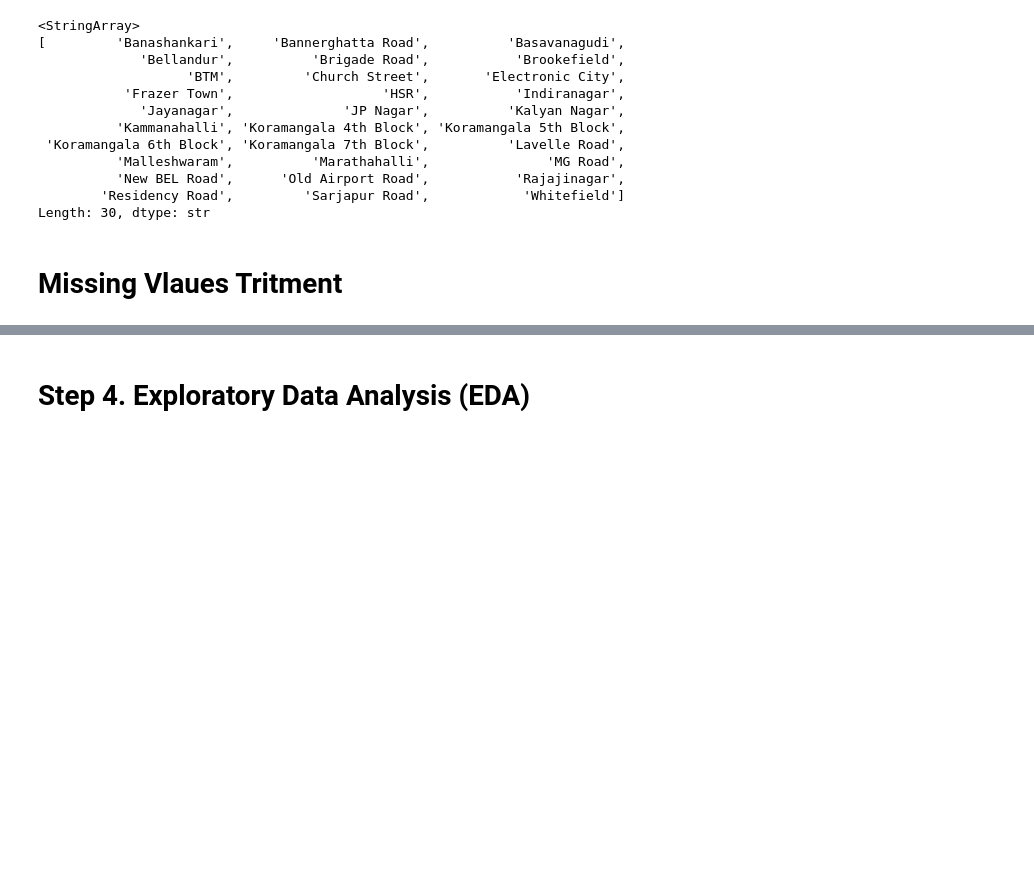
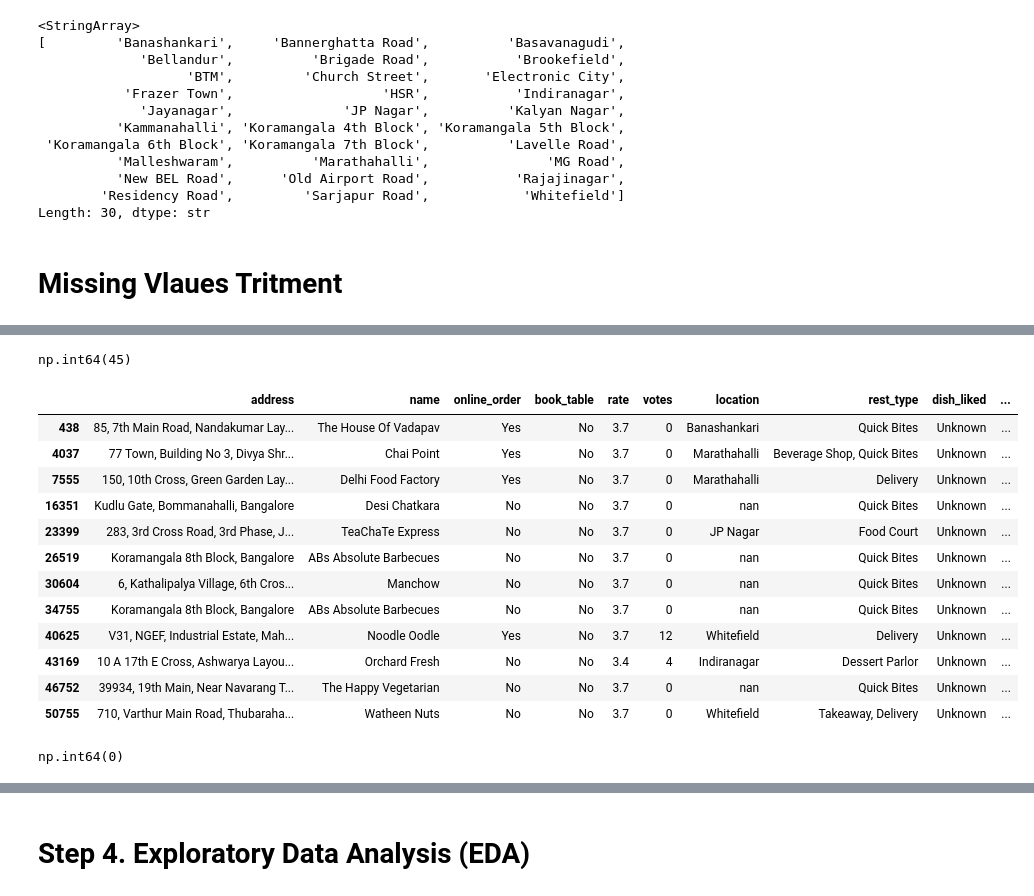
Before and after one commit to OmrajeAmbure/Datascience_And_GenAi_or_AgenticAi_work, a Jupyter notebook: Projects/DataAnalysis/Zomato Data Analysis/Notebook/ZomataDataAnylasis.ipynb, the cells around one changed output, grey strips where cells are left out. Cells and saved outputs as stored; diff of their text form; code cells hidden in the pictures; blank space fills up the shorter version.

Commit message:
Zomato data analysis project : Step 2 -> Missing value Treatment completed and cleand_data Genrated for ready to Analysis or mathsand stats notes added

```diff
--- a/Projects/DataAnalysis/Zomato Data Analysis/Notebook/ZomataDataAnylasis.ipynb
+++ b/Projects/DataAnalysis/Zomato Data Analysis/Notebook/ZomataDataAnylasis.ipynb
@@ -1499,7 +1499,7 @@ df['approx_cost(for two people)'].iloc[:100:5]
 95    800
 Name: approx_cost(for two people), dtype: str
 # %%
-df['approx_cost(for two people)'] = df['approx_cost(for two people)'].convert_dtypes(int)
+df['approx_cost(for two people)'] = pd.to_numeric(df['approx_cost(for two people)'],errors='coerce')
 # %%
 df['approx_cost(for two people)'].dtype
 # %% [output]
@@ -1698,0 +1755,2 @@ Length: 30, dtype: str
+# %%
+df['rate'] = df['rate'].fillna(df['rate'].median())
@@ -1698,0 +1786,4 @@ Length: 30, dtype: str
+# %%
+mode_value = df['rest_type'].mode()
+print(mode_value[0])
+df['rest_type'] = df['rest_type'].fillna(mode_value[0])
@@ -1698,0 +1908,2 @@ Length: 30, dtype: str
+# %%
+df["dish_liked"] = df["dish_liked"].fillna("Unknown")
@@ -1698,0 +1930,20 @@ Length: 30, dtype: str
+# %%
+df['cuisines'].isna().sum()
+# %% [output]
+np.int64(45)
+# %%
+df[df['cuisines'].isna()].iloc[:45:4]
+# %% [output]
+|  | address | name | online_order | book_table | rate | votes | location | rest_type | dish_liked | ... |
+| 438 | 85, 7th Main Road, Nandakumar Lay... | The House Of Vadapav | Yes | No | 3.7 | 0 | Banashankari | Quick Bites | Unknown | ... |
+| 4037 | 77 Town, Building No 3, Divya Shr... | Chai Point | Yes | No | 3.7 | 0 | Marathahalli | Beverage Shop, Quick Bites | Unknown | ... |
+| 7555 | 150, 10th Cross, Green Garden Lay... | Delhi Food Factory | Yes | No | 3.7 | 0 | Marathahalli | Delivery | Unknown | ... |
+| 16351 | Kudlu Gate, Bommanahalli, Bangalore | Desi Chatkara | No | No | 3.7 | 0 | nan | Quick Bites | Unknown | ... |
+| 23399 | 283, 3rd Cross Road, 3rd Phase, J... | TeaChaTe Express | No | No | 3.7 | 0 | JP Nagar | Food Court | Unknown | ... |
+| 26519 | Koramangala 8th Block, Bangalore | ABs Absolute Barbecues | No | No | 3.7 | 0 | nan | Quick Bites | Unknown | ... |
+| 30604 | 6, Kathalipalya Village, 6th Cros... | Manchow | No | No | 3.7 | 0 | nan | Quick Bites | Unknown | ... |
+| 34755 | Koramangala 8th Block, Bangalore | ABs Absolute Barbecues | No | No | 3.7 | 0 | nan | Quick Bites | Unknown | ... |
+| 40625 | V31, NGEF, Industrial Estate, Mah... | Noodle Oodle | Yes | No | 3.7 | 12 | Whitefield | Delivery | Unknown | ... |
+| 43169 | 10 A 17th E Cross, Ashwarya Layou... | Orchard Fresh | No | No | 3.4 | 4 | Indiranagar | Dessert Parlor | Unknown | ... |
+| 46752 | 39934, 19th Main, Near Navarang T... | The Happy Vegetarian | No | No | 3.7 | 0 | nan | Quick Bites | Unknown | ... |
+| 50755 | 710, Varthur Main Road, Thubaraha... | Watheen Nuts | No | No | 3.7 | 0 | Whitefield | Takeaway, Delivery | Unknown | ... |
@@ -1698,0 +1952,4 @@ Length: 30, dtype: str
+# %%
+df['cuisines'].isna().sum()
+# %% [output]
+np.int64(0)
```
Also changed, not shown: parts of 38 cells of this notebook, 2 other files.
